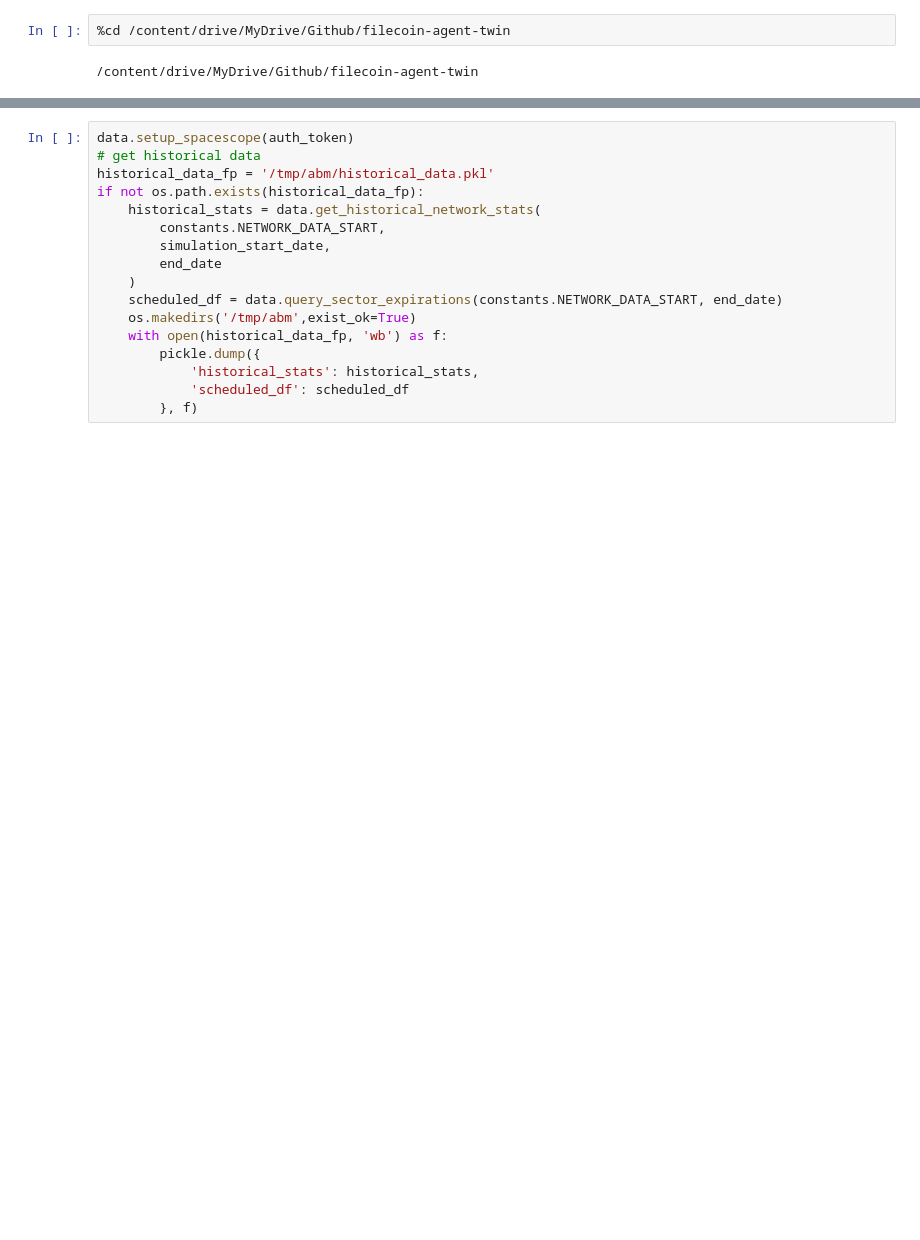
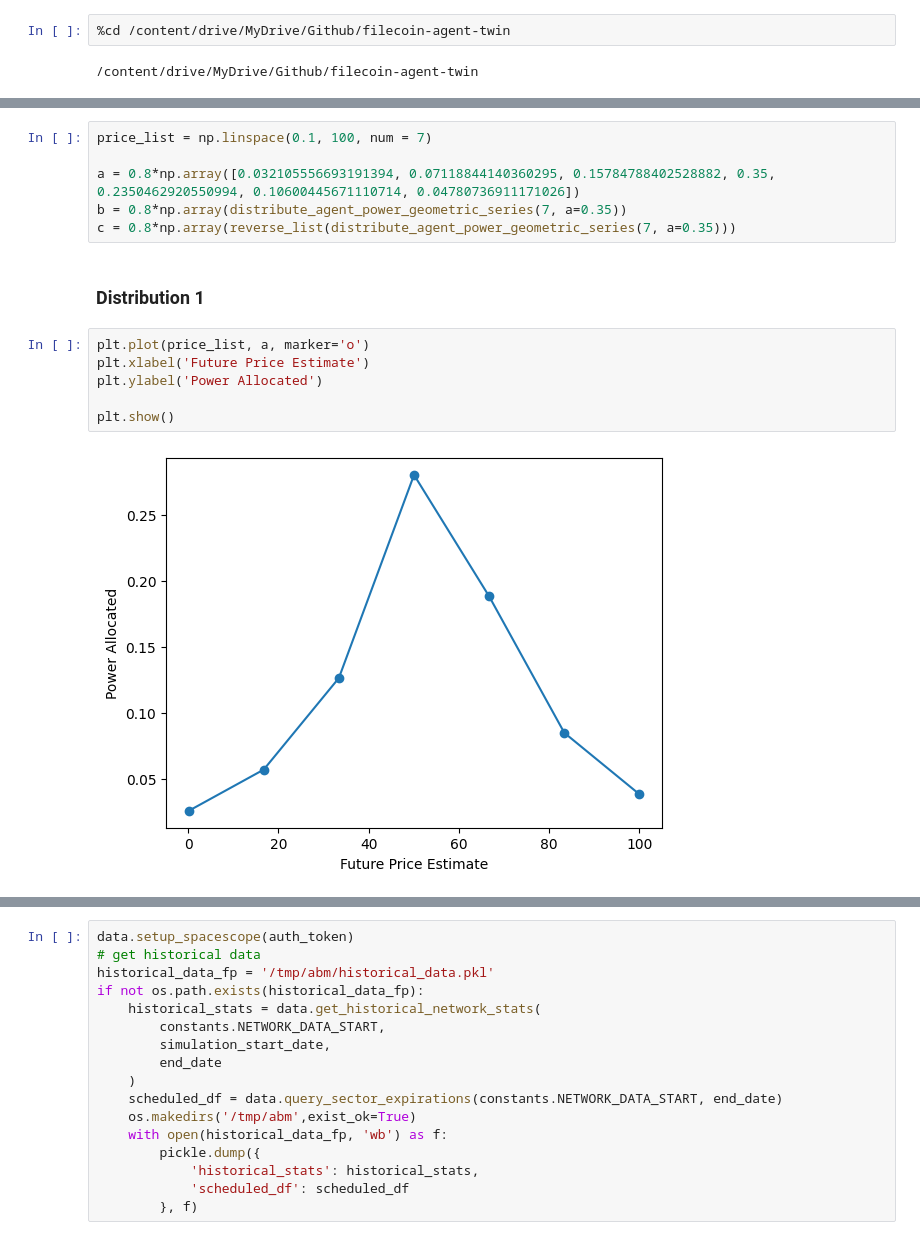
Before and after one commit to SHSRPL/filecoin-agent-twin, a Jupyter notebook: notebooks/terminations/roi_terminate_multipleagent_waves.ipynb, the cells around one changed output, grey strips where cells are left out. Cells and saved outputs as stored; diff of their text form; blank space fills up the shorter version.

```diff
--- a/notebooks/terminations/roi_terminate_multipleagent_waves.ipynb
+++ b/notebooks/terminations/roi_terminate_multipleagent_waves.ipynb
@@ -54,0 +108,16 @@ import numpyro
+# %%
+price_list = np.linspace(0.1, 100, num = 7)
+
+a = 0.8*np.array([0.032105556693191394, 0.07118844140360295, 0.15784788402528882, 0.35, 0.2350462920550994, 0.10600445671110714, 0.04780736911171026])
+b = 0.8*np.array(distribute_agent_power_geometric_series(7, a=0.35))
+c = 0.8*np.array(reverse_list(distribute_agent_power_geometric_series(7, a=0.35)))
+# %% [markdown]
+### Distribution 1
+# %%
+plt.plot(price_list, a, marker='o')
+plt.xlabel('Future Price Estimate')
+plt.ylabel('Power Allocated')
+
+plt.show()
+# %% [output]
+[figure, added]
```
Also changed, not shown: parts of 36 cells of this notebook.
